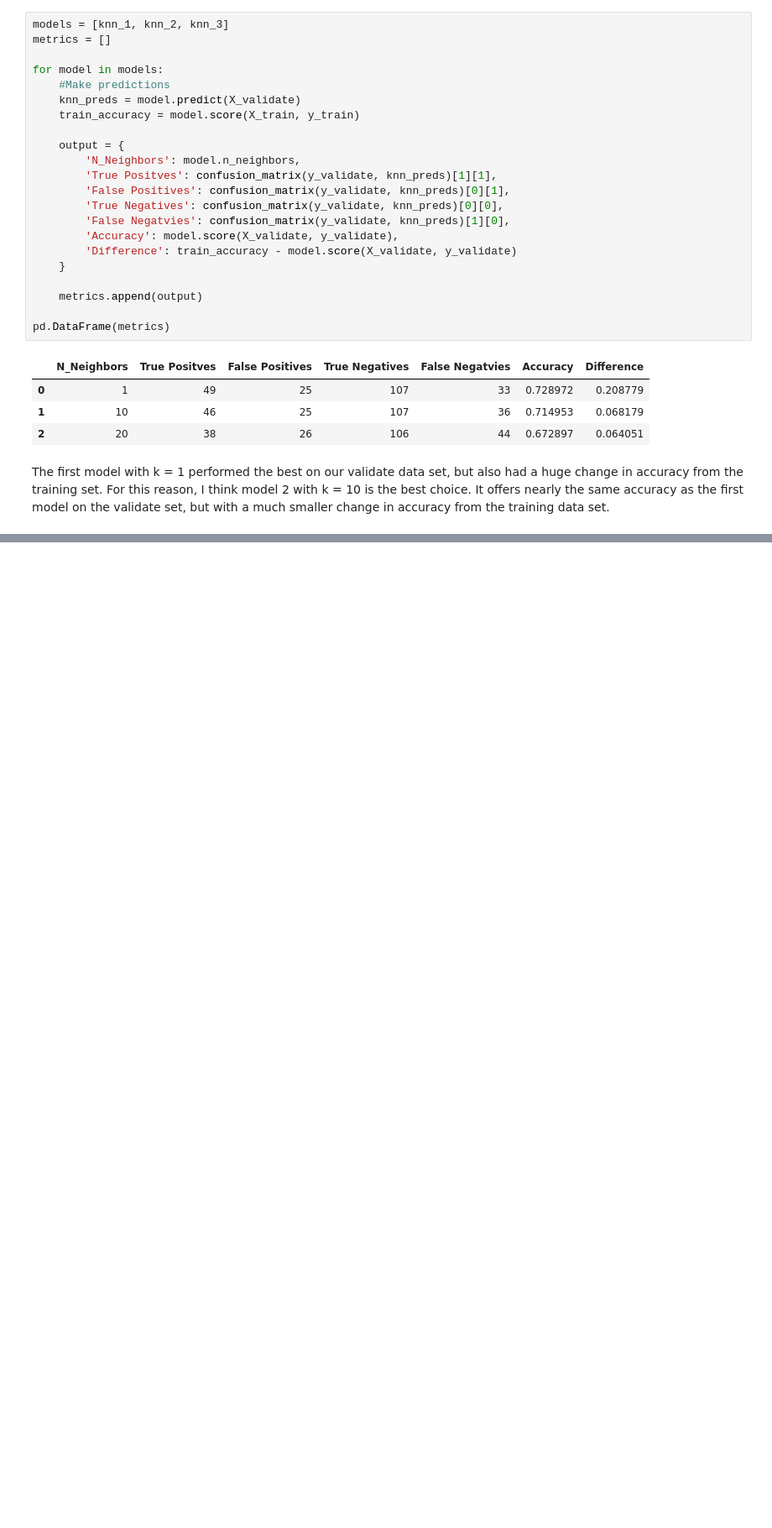
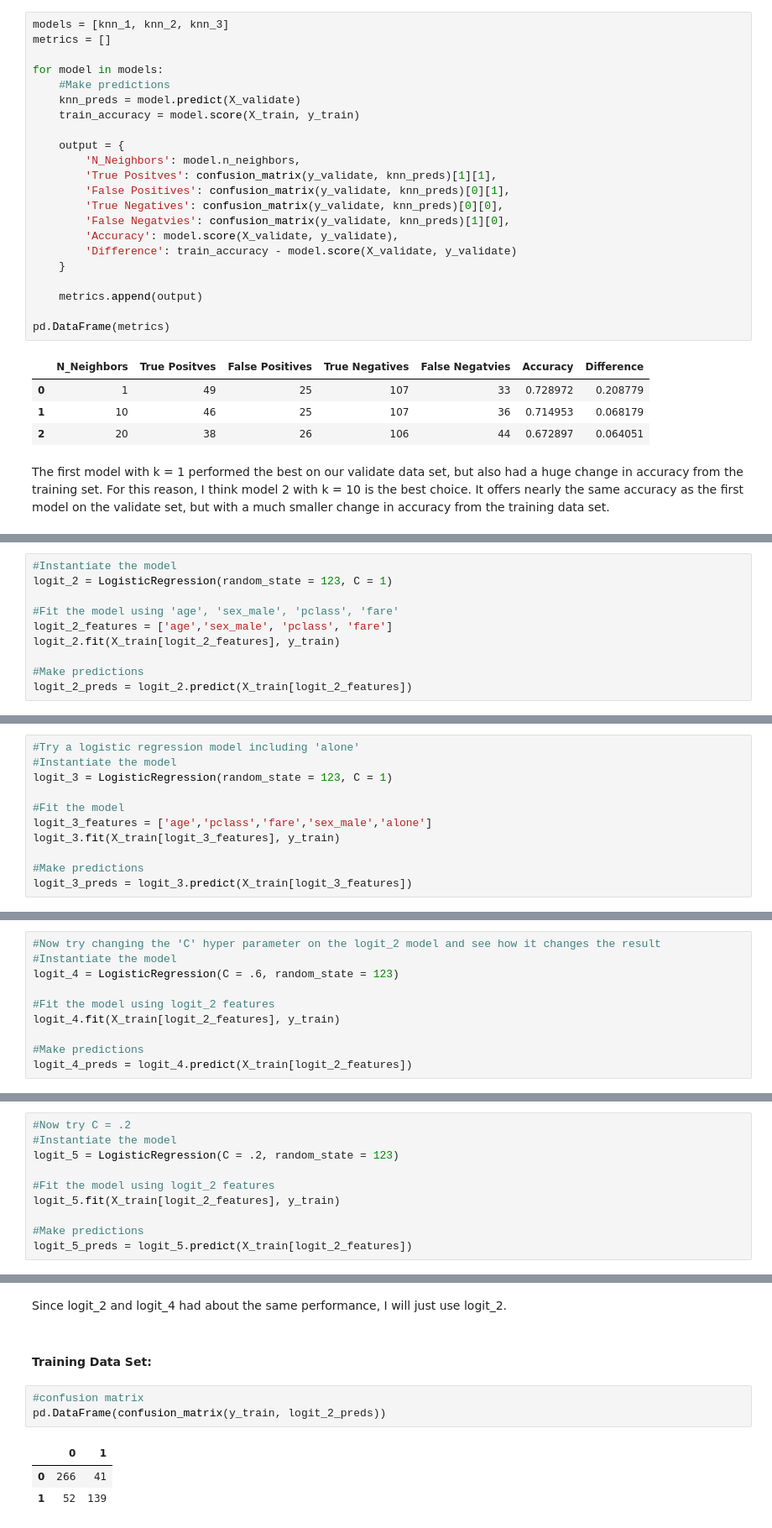
Before and after one commit to johnathon-smith/classification-exercises, a Jupyter notebook: model.ipynb, the cells around one changed output, grey strips where cells are left out. Shown: that part at 84% size. Cells and saved outputs as stored; diff of their text form; blank space fills up the shorter version.

```diff
--- a/model.ipynb
+++ b/model.ipynb
@@ -608,0 +688,10 @@ The first model with k = 1 performed the best on our validate data set, but also
+# %%
+#Instantiate the model
+logit_2 = LogisticRegression(random_state = 123, C = 1)
+
+#Fit the model using 'age', 'sex_male', 'pclass', 'fare'
+logit_2_features = ['age','sex_male', 'pclass', 'fare']
+logit_2.fit(X_train[logit_2_features], y_train)
+
+#Make predictions
+logit_2_preds = logit_2.predict(X_train[logit_2_features])
@@ -608,0 +744,11 @@ The first model with k = 1 performed the best on our validate data set, but also
+# %%
+#Try a logistic regression model including 'alone'
+#Instantiate the model
+logit_3 = LogisticRegression(random_state = 123, C = 1)
+
+#Fit the model
+logit_3_features = ['age','pclass','fare','sex_male','alone']
+logit_3.fit(X_train[logit_3_features], y_train)
+
+#Make predictions
+logit_3_preds = logit_3.predict(X_train[logit_3_features])
@@ -608,0 +789,10 @@ The first model with k = 1 performed the best on our validate data set, but also
+# %%
+#Now try changing the 'C' hyper parameter on the logit_2 model and see how it changes the result
+#Instantiate the model
+logit_4 = LogisticRegression(C = .6, random_state = 123)
+
+#Fit the model using logit_2 features
+logit_4.fit(X_train[logit_2_features], y_train)
+
+#Make predictions
+logit_4_preds = logit_4.predict(X_train[logit_2_features])
@@ -608,0 +833,10 @@ The first model with k = 1 performed the best on our validate data set, but also
+# %%
+#Now try C = .2
+#Instantiate the model
+logit_5 = LogisticRegression(C = .2, random_state = 123)
+
+#Fit the model using logit_2 features
+logit_5.fit(X_train[logit_2_features], y_train)
+
+#Make predictions
+logit_5_preds = logit_5.predict(X_train[logit_2_features])
@@ -608,0 +883,11 @@ The first model with k = 1 performed the best on our validate data set, but also
+# %% [markdown]
+Since logit_2 and logit_4 had about the same performance, I will just use logit_2.
+# %% [markdown]
+#### Training Data Set:
+# %%
+#confusion matrix
+pd.DataFrame(confusion_matrix(y_train, logit_2_preds))
+# %% [output]
+|  | 0 | 1 |
+| 0 | 266 | 41 |
+| 1 | 52 | 139 |
```
Also changed, not shown: parts of 50 cells of this notebook, 1 other file.
